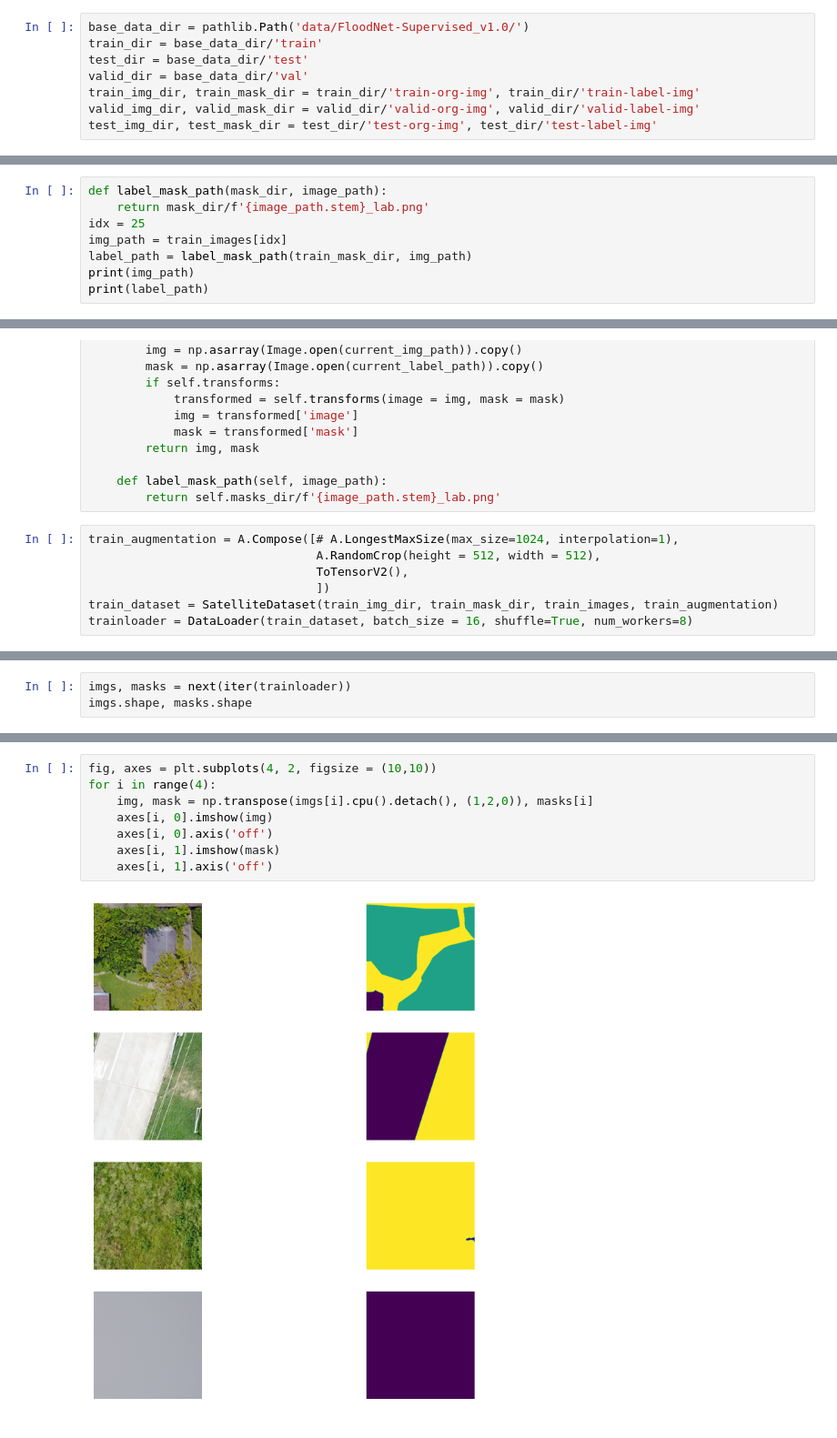
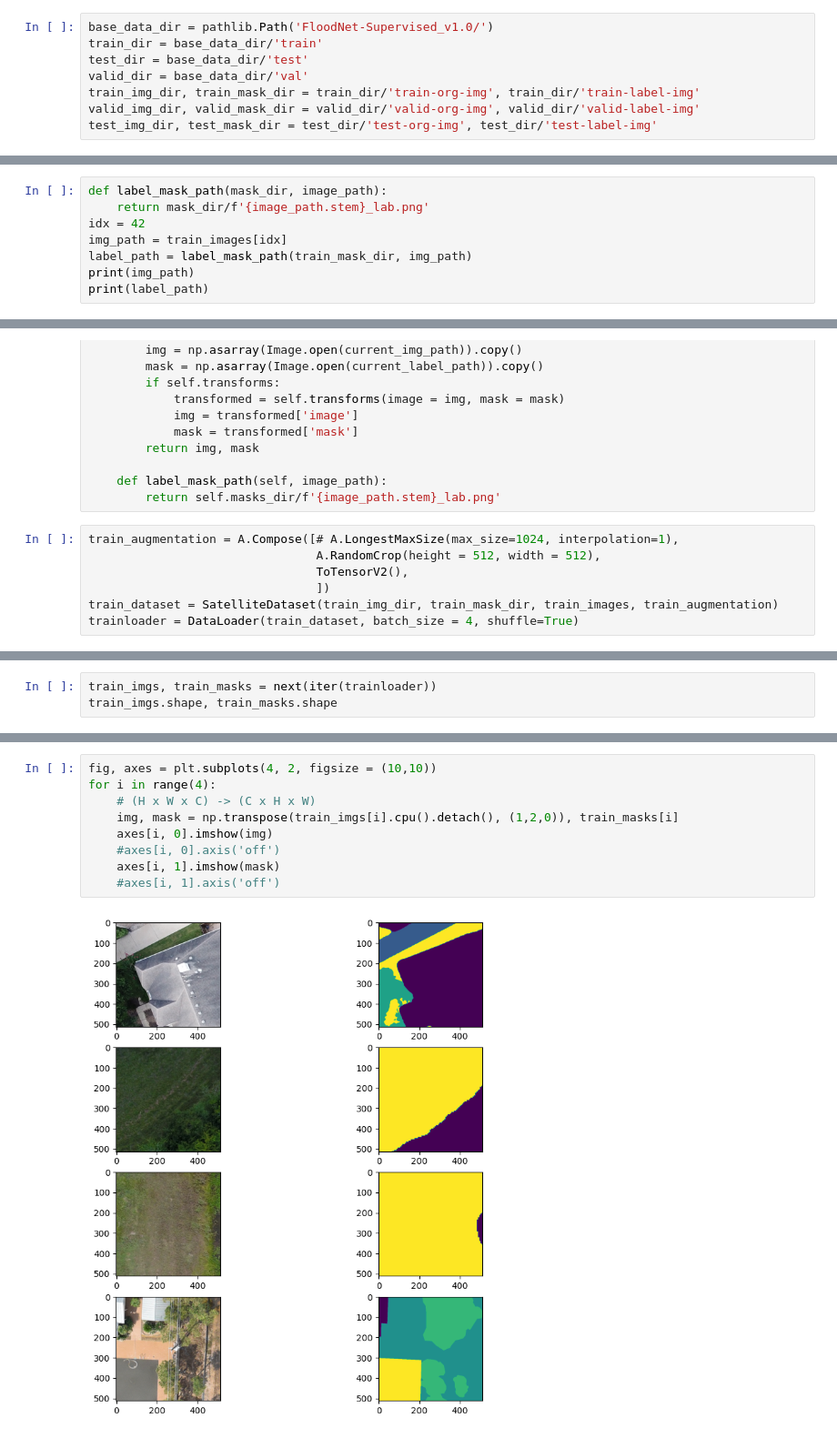
Before and after one commit to AniTho/scene_graph, a Jupyter notebook: work.ipynb, the cells around one changed output, grey strips where cells are left out. Shown: that part at 91% size. Saved outputs shown, nothing was run; the diff lists cells and outputs as text.

```diff
--- a/work.ipynb
+++ b/work.ipynb
@@ -18,5 +28,5 @@ from tqdm import tqdm
 # %%
-base_data_dir = pathlib.Path('data/FloodNet-Supervised_v1.0/')
+base_data_dir = pathlib.Path('FloodNet-Supervised_v1.0/')
 train_dir = base_data_dir/'train'
 test_dir = base_data_dir/'test'
 valid_dir = base_data_dir/'val'
@@ -40,7 +51,7 @@ No of Train Images: 1445, No of Valid Images: 0, No of Test Images: 448
 # %%
 def label_mask_path(mask_dir, image_path):
     return mask_dir/f'{image_path.stem}_lab.png'
-idx = 25
+idx = 42
 img_path = train_images[idx]
 label_path = label_mask_path(train_mask_dir, img_path)
 print(img_path)
@@ -99,4 +110,4 @@ train_augmentation = A.Compose([# A.LongestMaxSize(max_size=1024, interpolation=
                                 ToTensorV2(),
                                 ])
 train_dataset = SatelliteDataset(train_img_dir, train_mask_dir, train_images, train_augmentation)
-trainloader = DataLoader(train_dataset, batch_size = 16, shuffle=True, num_workers=8)
+trainloader = DataLoader(train_dataset, batch_size = 4, shuffle=True)
@@ -103,4 +130,4 @@ trainloader = DataLoader(train_dataset, batch_size = 16, shuffle=True, num_worke
 # %%
-imgs, masks = next(iter(trainloader))
-imgs.shape, masks.shape
+train_imgs, train_masks = next(iter(trainloader))
+train_imgs.shape, train_masks.shape
 # %% [output]
@@ -108,10 +140,11 @@ imgs.shape, masks.shape
 # %%
 fig, axes = plt.subplots(4, 2, figsize = (10,10))
 for i in range(4):
-    img, mask = np.transpose(imgs[i].cpu().detach(), (1,2,0)), masks[i]
+    # (H x W x C) -> (C x H x W)
+    img, mask = np.transpose(train_imgs[i].cpu().detach(), (1,2,0)), train_masks[i]
     axes[i, 0].imshow(img)
-    axes[i, 0].axis('off')
+    #axes[i, 0].axis('off')
     axes[i, 1].imshow(mask)
-    axes[i, 1].axis('off')
+    #axes[i, 1].axis('off')
 # %% [output]
-[figure, old version]
+[figure, new version]
```
Also changed, not shown: parts of 26 cells of this notebook.
